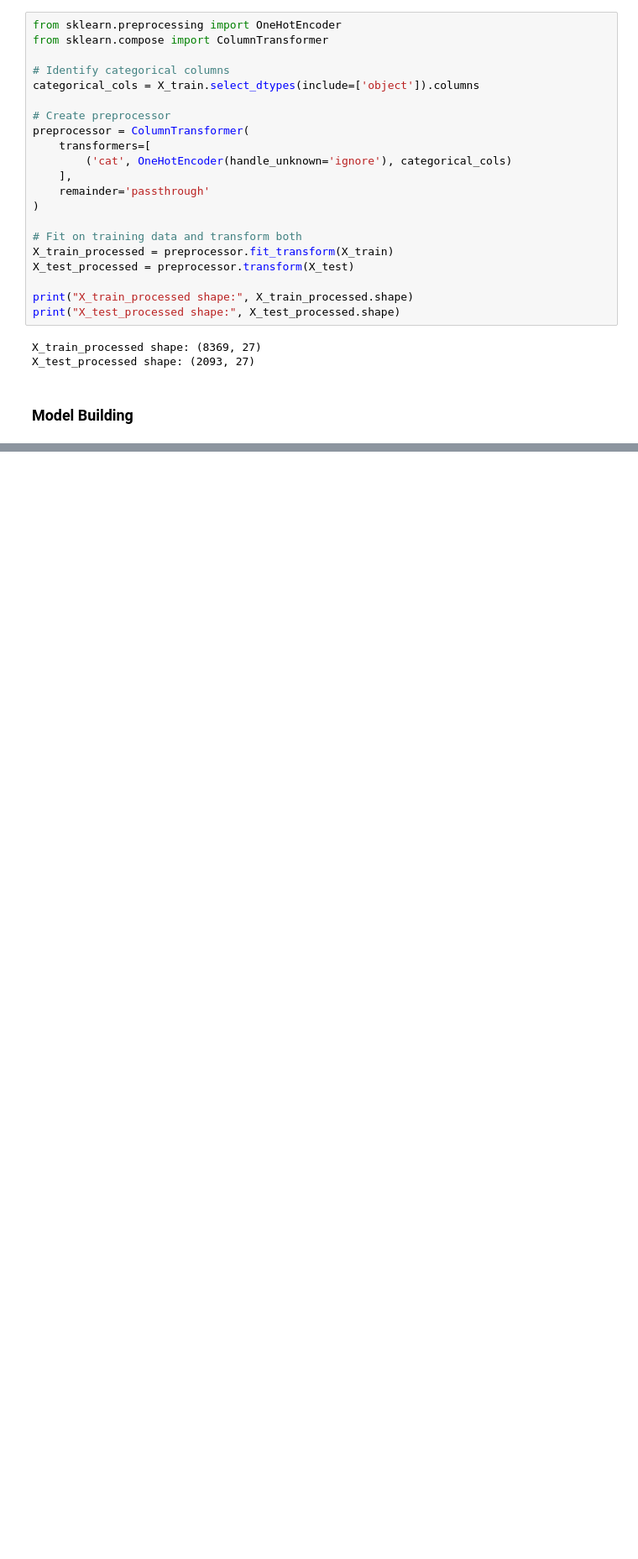
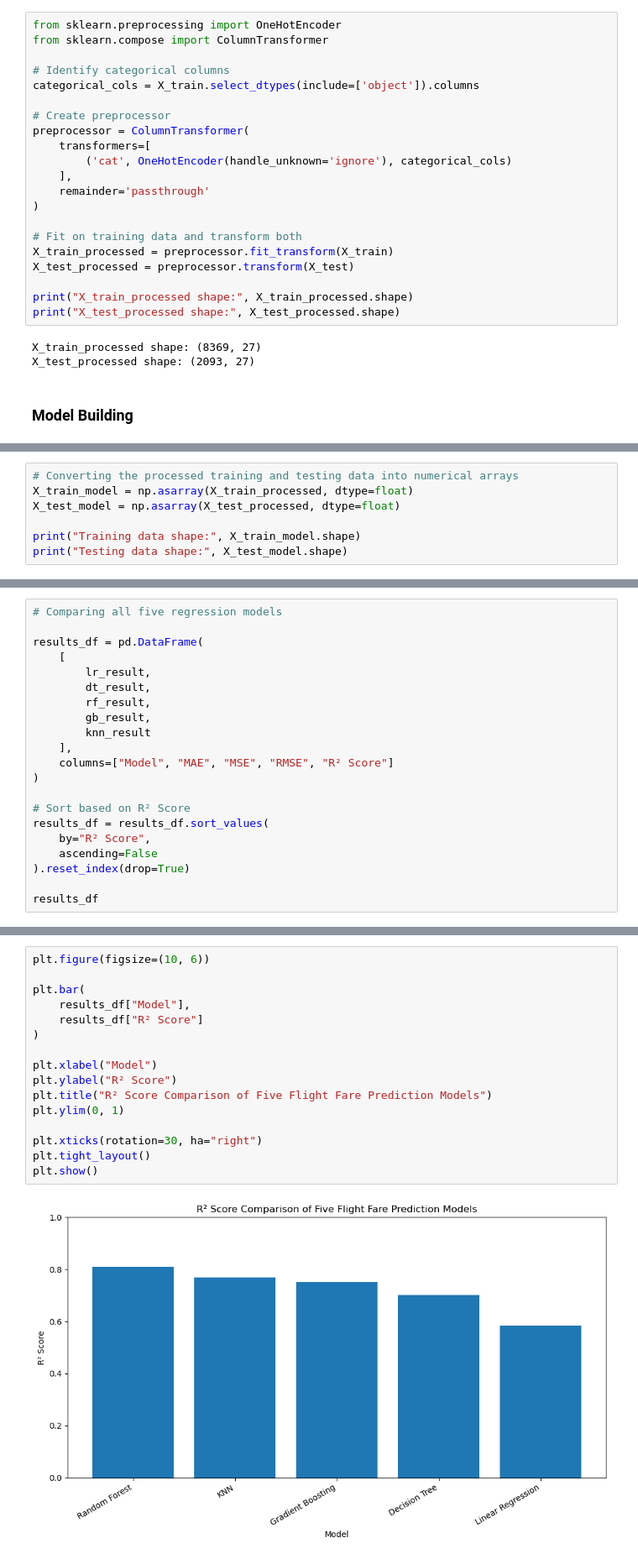
Before and after one commit to warghudesupriya20-prog/Datamites-Capstone-Projects, a Jupyter notebook: Flight-Fare-Prediction/Flight_Fare_Prediction.ipynb, the cells around one changed output, grey strips where cells are left out. Shown at 84% size. Saved outputs shown, nothing was run; the diff lists cells and outputs as text; blank space fills up the shorter version.

Commit message:
Add Flight Fare Prediction notebook and README

```diff
--- a/Flight-Fare-Prediction/Flight_Fare_Prediction.ipynb
+++ b/Flight-Fare-Prediction/Flight_Fare_Prediction.ipynb
@@ -1250,0 +1319,7 @@ X_test_processed shape: (2093, 27)
+# %%
+# Converting the processed training and testing data into numerical arrays
+X_train_model = np.asarray(X_train_processed, dtype=float)
+X_test_model = np.asarray(X_test_processed, dtype=float)
+
+print("Training data shape:", X_train_model.shape)
+print("Testing data shape:", X_test_model.shape)
@@ -1250,0 +1494,21 @@ X_test_processed shape: (2093, 27)
+# %%
+# Comparing all five regression models
+
+results_df = pd.DataFrame(
+    [
+        lr_result,
+        dt_result,
+        rf_result,
+        gb_result,
+        knn_result
+    ],
+    columns=["Model", "MAE", "MSE", "RMSE", "R² Score"]
+)
+
+# Sort based on R² Score
+results_df = results_df.sort_values(
+    by="R² Score",
+    ascending=False
+).reset_index(drop=True)
+
+results_df
@@ -1250,0 +1522,18 @@ X_test_processed shape: (2093, 27)
+# %%
+plt.figure(figsize=(10, 6))
+
+plt.bar(
+    results_df["Model"],
+    results_df["R² Score"]
+)
+
+plt.xlabel("Model")
+plt.ylabel("R² Score")
+plt.title("R² Score Comparison of Five Flight Fare Prediction Models")
+plt.ylim(0, 1)
+
+plt.xticks(rotation=30, ha="right")
+plt.tight_layout()
+plt.show()
+# %% [output]
+[figure, added]
```
Also changed, not shown: parts of 61 cells of this notebook, 1 other file.
